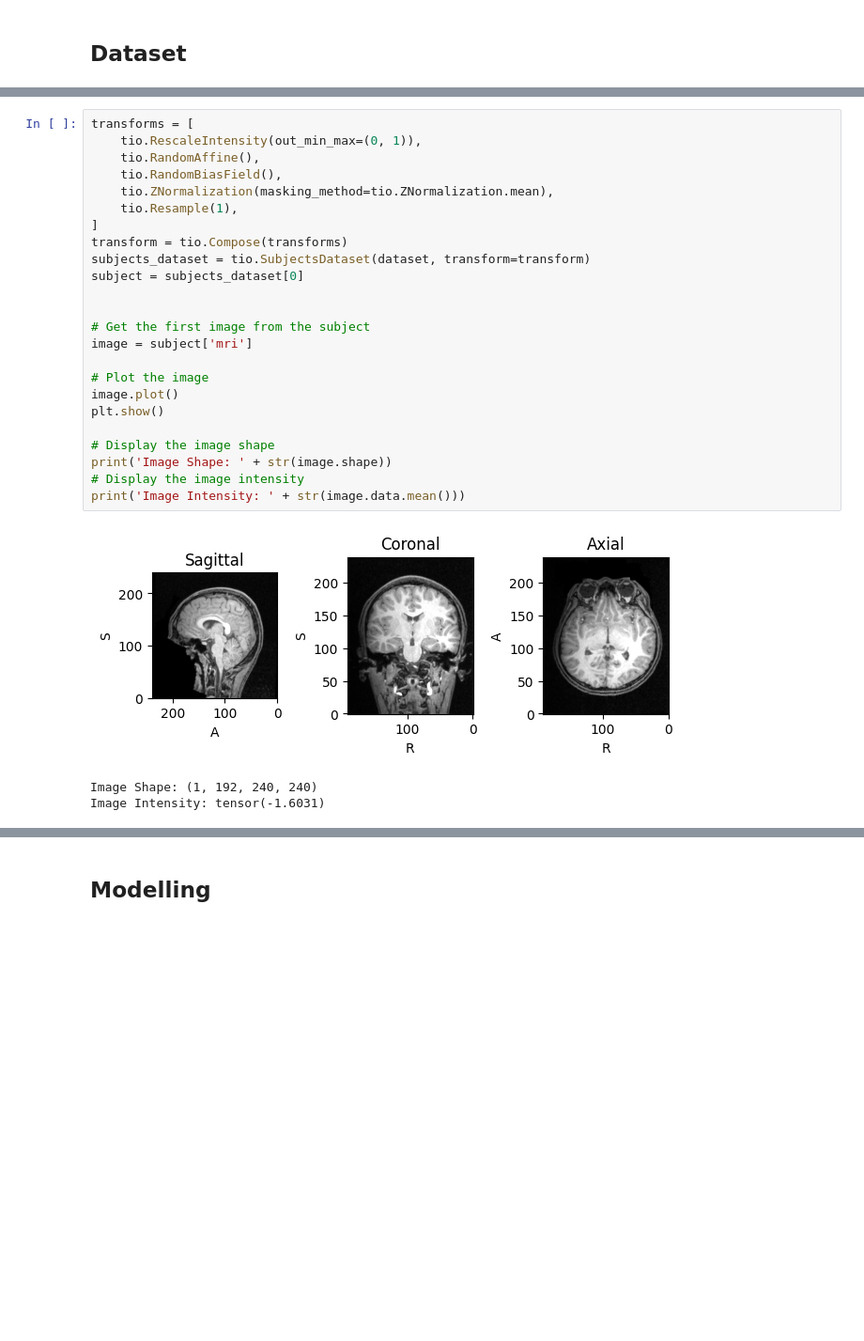
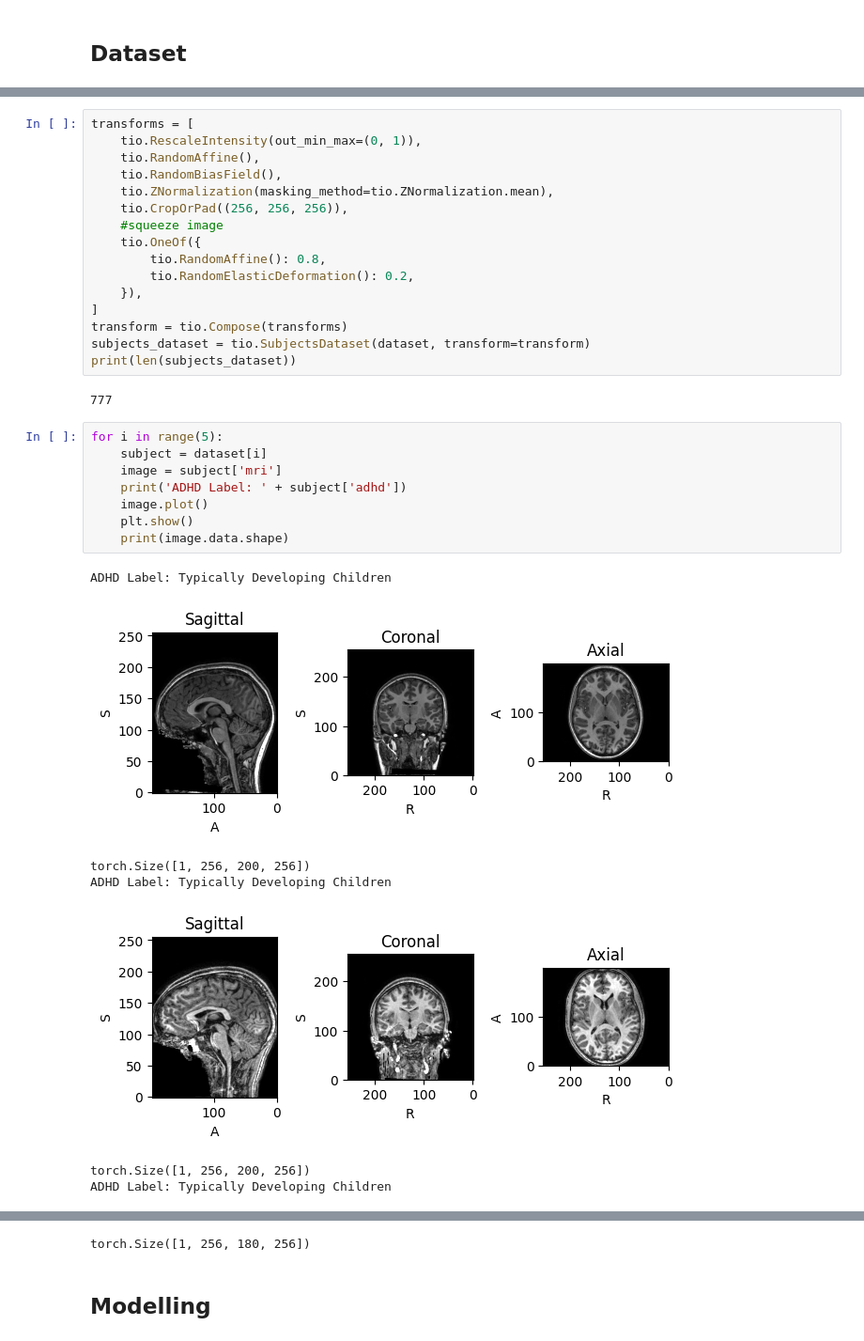
Before and after one commit to angelodelapaz/MLFinalProject, a Jupyter notebook: test.ipynb, the cells around one changed output, grey strips where cells are left out. Shown at 94% size. Drawn from its saved outputs; the diff is of its cells as text; blank space fills up the shorter version.

```diff
--- a/test.ipynb
+++ b/test.ipynb
@@ -86,25 +156,31 @@ transforms = [
     tio.RandomAffine(),
     tio.RandomBiasField(),
     tio.ZNormalization(masking_method=tio.ZNormalization.mean),
-    tio.Resample(1),
+    tio.CropOrPad((256, 256, 256)),
+    #squeeze image
+    tio.OneOf({
+        tio.RandomAffine(): 0.8,
+        tio.RandomElasticDeformation(): 0.2,
+    }),
 ]
 transform = tio.Compose(transforms)
 subjects_dataset = tio.SubjectsDataset(dataset, transform=transform)
-subject = subjects_dataset[0]
-
-
-# Get the first image from the subject
-image = subject['mri']
-
-# Plot the image
-image.plot()
-plt.show()
-
-# Display the image shape
-print('Image Shape: ' + str(image.shape))
-# Display the image intensity
-print('Image Intensity: ' + str(image.data.mean()))
+print(len(subjects_dataset))
 # %% [output]
-[figure, removed]
-Image Shape: (1, 192, 240, 240)
-Image Intensity: tensor(-1.6031)
+777
+# %%
+for i in range(5):
+    subject = dataset[i]
+    image = subject['mri']
+    print('ADHD Label: ' + subject['adhd'])
+    image.plot()
+    plt.show()
+    print(image.data.shape)
+# %% [output]
+ADHD Label: Typically Developing Children
+[figure, added]
+torch.Size([1, 256, 200, 256])
+ADHD Label: Typically Developing Children
+[figure, added]
+torch.Size([1, 256, 200, 256])
+ADHD Label: Typically Developing Children
@@ -111,2 +194,3 @@ Image Intensity: tensor(-1.6031)
+torch.Size([1, 256, 180, 256])
 # %% [markdown]
 ## Modelling
```
Also changed, not shown: parts of 14 cells of this notebook.
